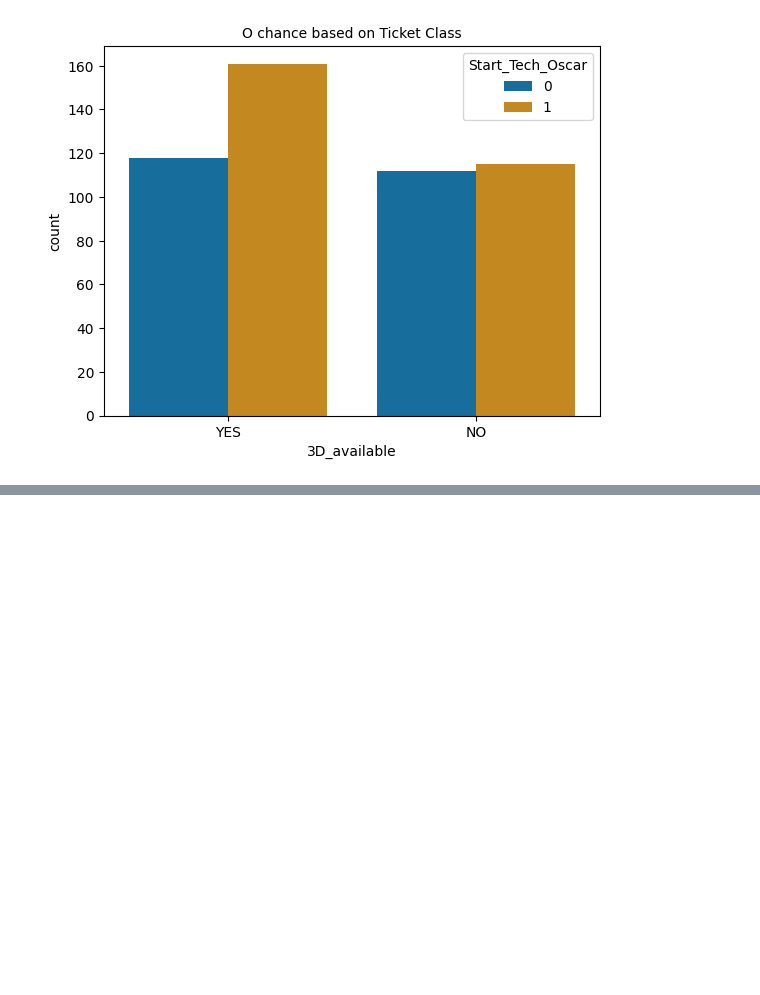
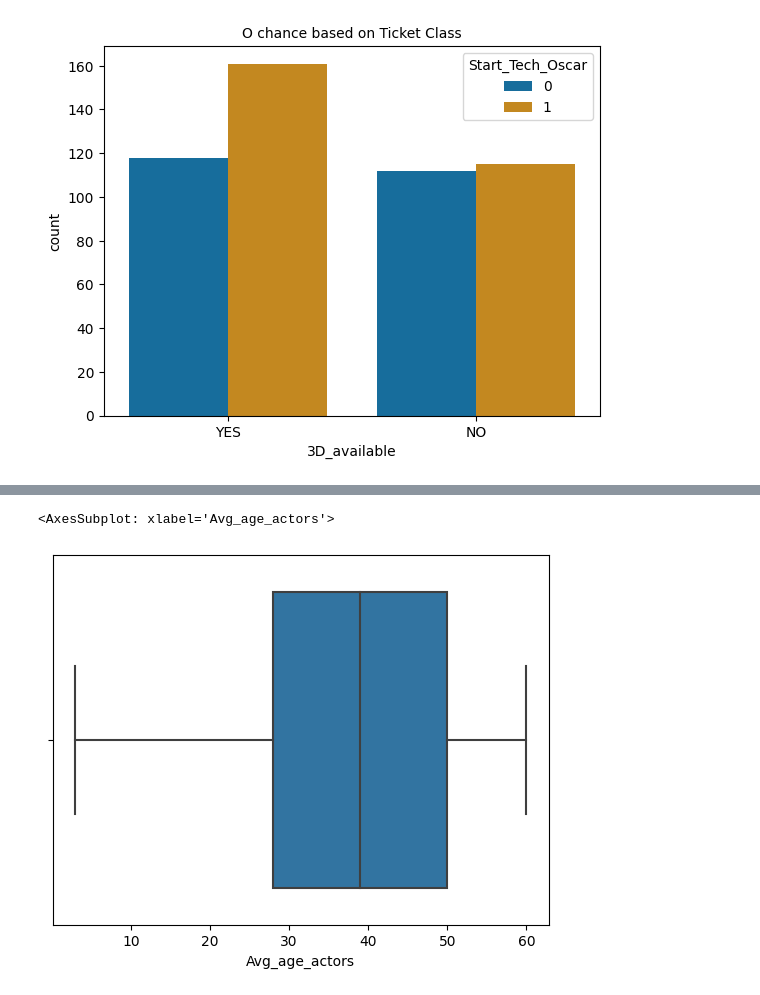
Before and after one commit to nadeap/Fullstack-DS, a Jupyter notebook: eda-fe.ipynb, the cells around one changed output, grey strips where cells are left out. Saved outputs shown, nothing was run; the diff lists cells and outputs as text; code cells hidden in the pictures; blank space fills up the shorter version.

```diff
--- a/eda-fe.ipynb
+++ b/eda-fe.ipynb
@@ -114,0 +130,5 @@ plt.title('O chance based on Ticket Class', fontsize = 10);
+# %%
+sns.boxplot(x=data['Avg_age_actors'])
+# %% [output]
+<AxesSubplot: xlabel='Avg_age_actors'>
+[figure, added]
```
Also changed, not shown: parts of 3 cells of this notebook.
